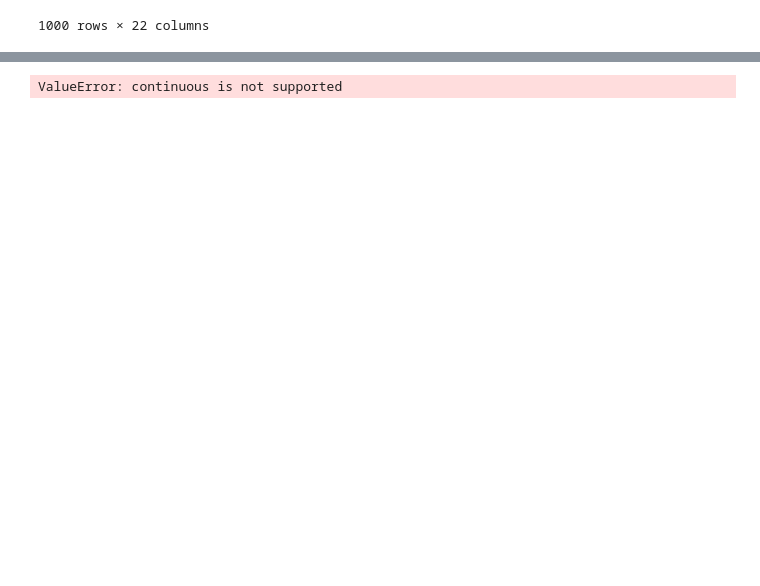
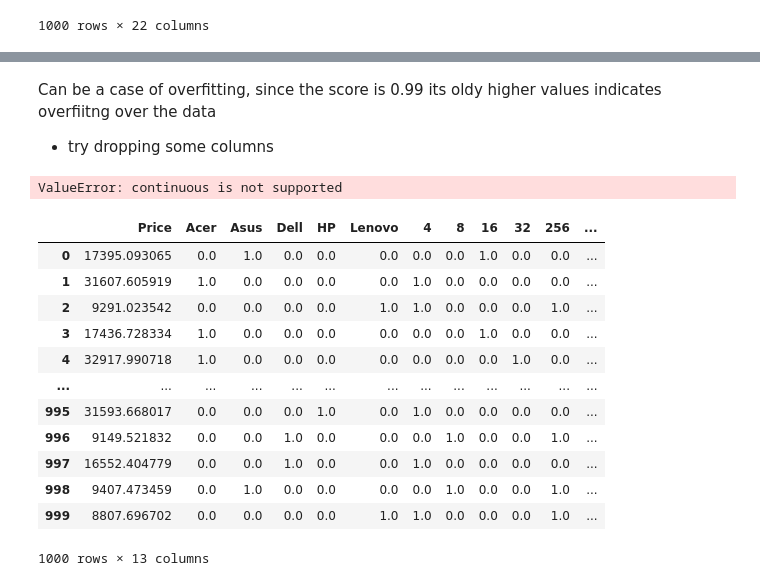
Before and after one commit to tabishqidwai98/Laptop-price-prediction, a Jupyter notebook: Analysis.ipynb, the cells around one changed output, grey strips where cells are left out. Drawn from its saved outputs; the diff is of its cells as text; code cells hidden in the pictures; blank space fills up the shorter version.

```diff
--- a/Analysis.ipynb
+++ b/Analysis.ipynb
@@ -263,3 +278,7 @@ model.score(X_test, y_test)
+# %% [markdown]
+Can be a case of overfitting, since the score is 0.99 its oldy higher values indicates overfiitng over the data
+
+- try dropping some columns
 # %%
 from sklearn.metrics import confusion_matrix, classification_report
 # %%
@@ -268,3 +287,21 @@ y_pred = model.predict(X_test)
 print(classification_report(model.predict(scaled_X),y))
 # %% [output]
 ValueError: continuous is not supported
+# %%
+df.drop(['Processor_Speed', 'Screen_Size', 'Weight'], axis=1, inplace=True)
+# %%
+df
+# %% [output]
+|  | Price | Acer | Asus | Dell | HP | Lenovo | 4 | 8 | 16 | 32 | 256 | ... |
+| 0 | 17395.093065 | 0.0 | 1.0 | 0.0 | 0.0 | 0.0 | 0.0 | 0.0 | 1.0 | 0.0 | 0.0 | ... |
+| 1 | 31607.605919 | 1.0 | 0.0 | 0.0 | 0.0 | 0.0 | 1.0 | 0.0 | 0.0 | 0.0 | 0.0 | ... |
+| 2 | 9291.023542 | 0.0 | 0.0 | 0.0 | 0.0 | 1.0 | 1.0 | 0.0 | 0.0 | 0.0 | 1.0 | ... |
+| 3 | 17436.728334 | 1.0 | 0.0 | 0.0 | 0.0 | 0.0 | 0.0 | 0.0 | 1.0 | 0.0 | 0.0 | ... |
+| 4 | 32917.990718 | 1.0 | 0.0 | 0.0 | 0.0 | 0.0 | 0.0 | 0.0 | 0.0 | 1.0 | 0.0 | ... |
+| ... | ... | ... | ... | ... | ... | ... | ... | ... | ... | ... | ... | ... |
+| 995 | 31593.668017 | 0.0 | 0.0 | 0.0 | 1.0 | 0.0 | 1.0 | 0.0 | 0.0 | 0.0 | 0.0 | ... |
+| 996 | 9149.521832 | 0.0 | 0.0 | 1.0 | 0.0 | 0.0 | 0.0 | 1.0 | 0.0 | 0.0 | 1.0 | ... |
+| 997 | 16552.404779 | 0.0 | 0.0 | 1.0 | 0.0 | 0.0 | 1.0 | 0.0 | 0.0 | 0.0 | 0.0 | ... |
+| 998 | 9407.473459 | 0.0 | 1.0 | 0.0 | 0.0 | 0.0 | 0.0 | 1.0 | 0.0 | 0.0 | 1.0 | ... |
+| 999 | 8807.696702 | 0.0 | 0.0 | 0.0 | 0.0 | 1.0 | 1.0 | 0.0 | 0.0 | 0.0 | 1.0 | ... |
+1000 rows × 13 columns
```
Also changed, not shown: parts of 26 cells of this notebook, 2 other files.
